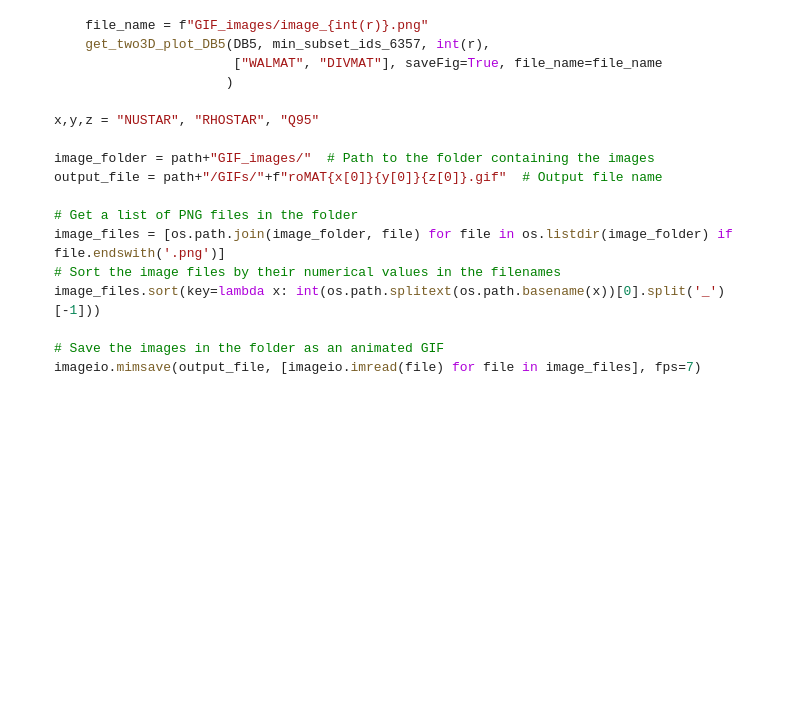
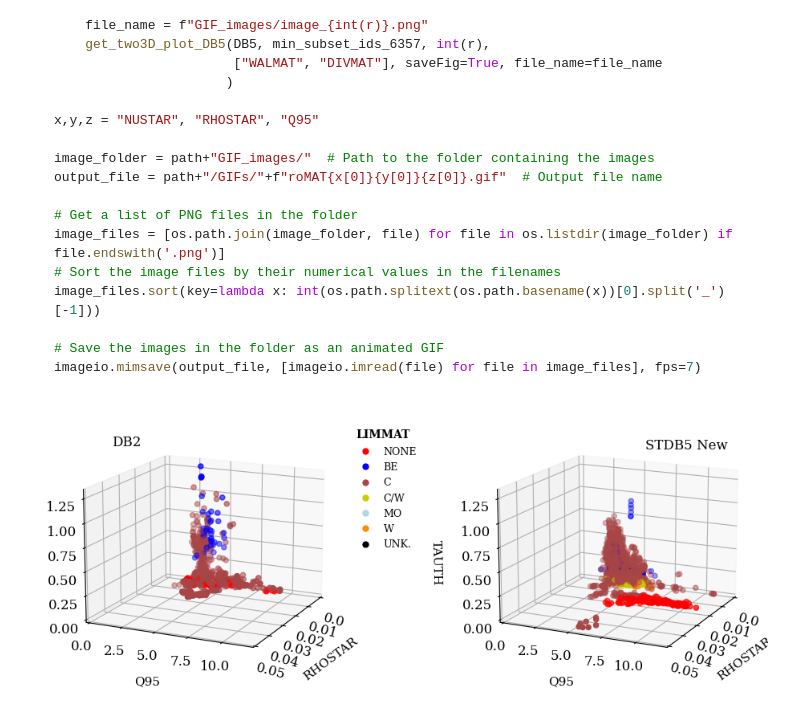
Before and after one commit to Chinnasf/FUSION-EP-Master-Thesis, a Jupyter notebook: Tokamak Interpretation/Engineering Perspective.ipynb, the cells around one changed output. Drawn from its saved outputs; the diff is of its cells as text; code cells hidden in the pictures; blank space fills up the shorter version.

```diff
--- a/Tokamak Interpretation/Engineering Perspective.ipynb
+++ b/Tokamak Interpretation/Engineering Perspective.ipynb
@@ -460,6 +486,13 @@ def get_twods3D_plot_DB5(db5, data, rotation, parameter, stationary=True, saveFi
         plt.close()
 # %%
-#get_twods3D_plot_DB5(DB5, data, 340, "LIMMAT", stationary=False, saveFig=False, file_name="test")
+get_twods3D_plot_DB5(DB5, [DB5[DB5.id.isin(DB2.id.values)],
+                           DB5[~DB5.id.isin(DB2.id.values)]],
+                     25, "LIMMAT", stationary=True, saveFig=False, file_name="test")
+
+"""get_twods3D_plot_DB5(DB5, data,
+                     35, "WALMAT", stationary=True, saveFig=False, file_name="test")""";
+# %% [output]
+[figure, added]
 # %%
 for r in np.linspace(0,360, 360//2):
     file_name = f"GIF_images/image_{int(r)}.png"
```
Also changed, not shown: parts of 16 cells of this notebook, 2 other files.
